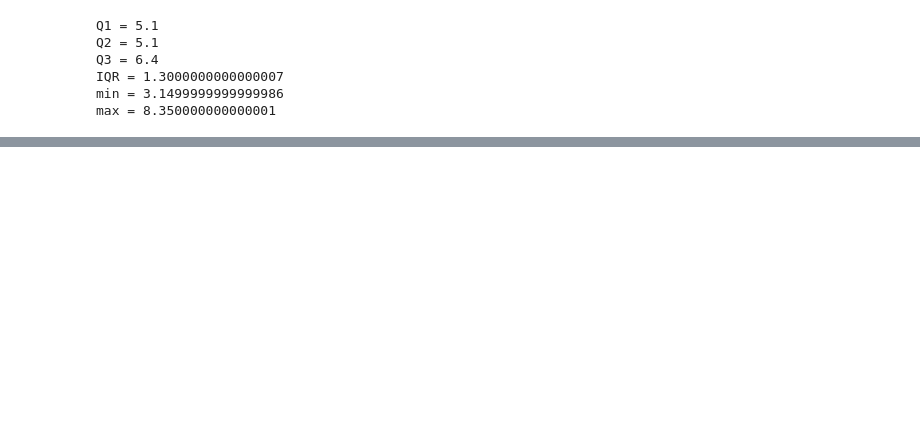
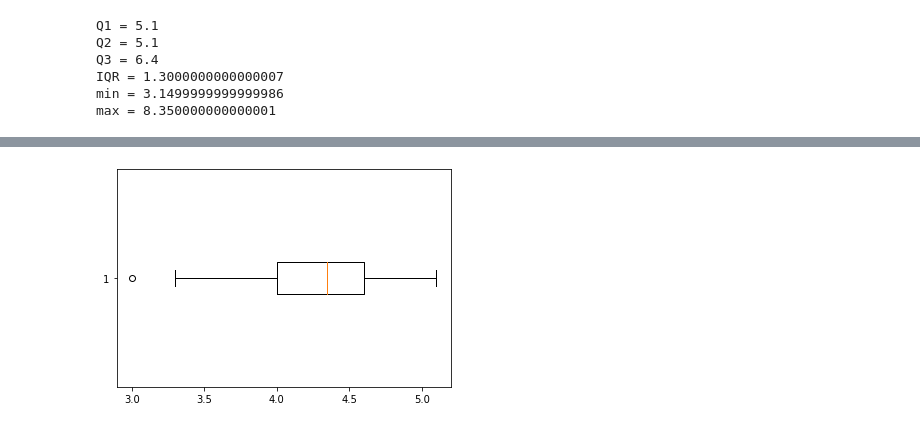
Before and after one commit to suphalaksana/data_viz_2022, a Jupyter notebook: DataViz02_Data_Distribution.ipynb, the cells around one changed output, grey strips where cells are left out. Drawn from its saved outputs; the diff is of its cells as text; code cells hidden in the pictures; blank space fills up the shorter version.

```diff
--- a/DataViz02_Data_Distribution.ipynb
+++ b/DataViz02_Data_Distribution.ipynb
@@ -336,0 +345,4 @@ max = 8.350000000000001
+# %%
+versicolor = plt.boxplot(df2['PetalLength'][50:100],vert=False)
+# %% [output]
+[figure, added]
```
Also changed, not shown: parts of 4 cells of this notebook.
